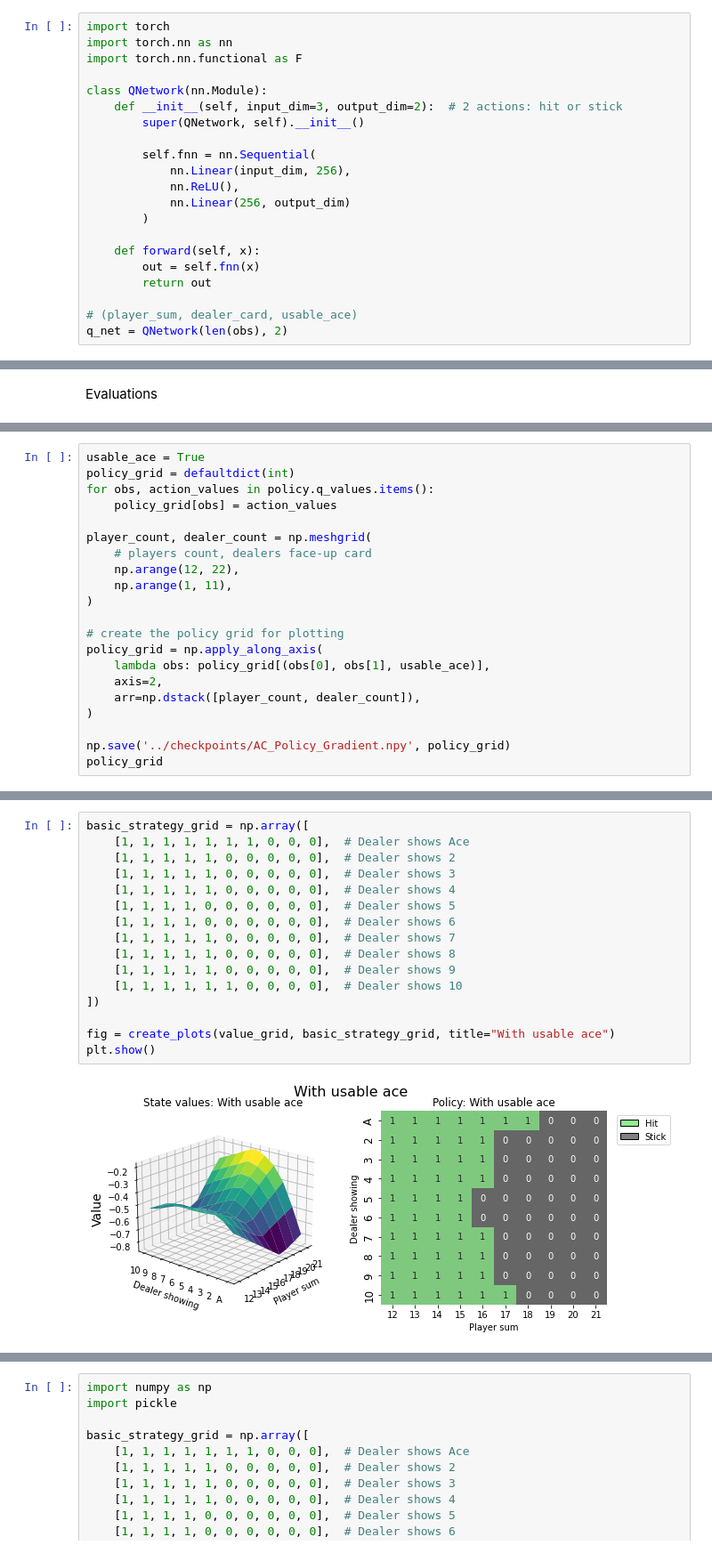
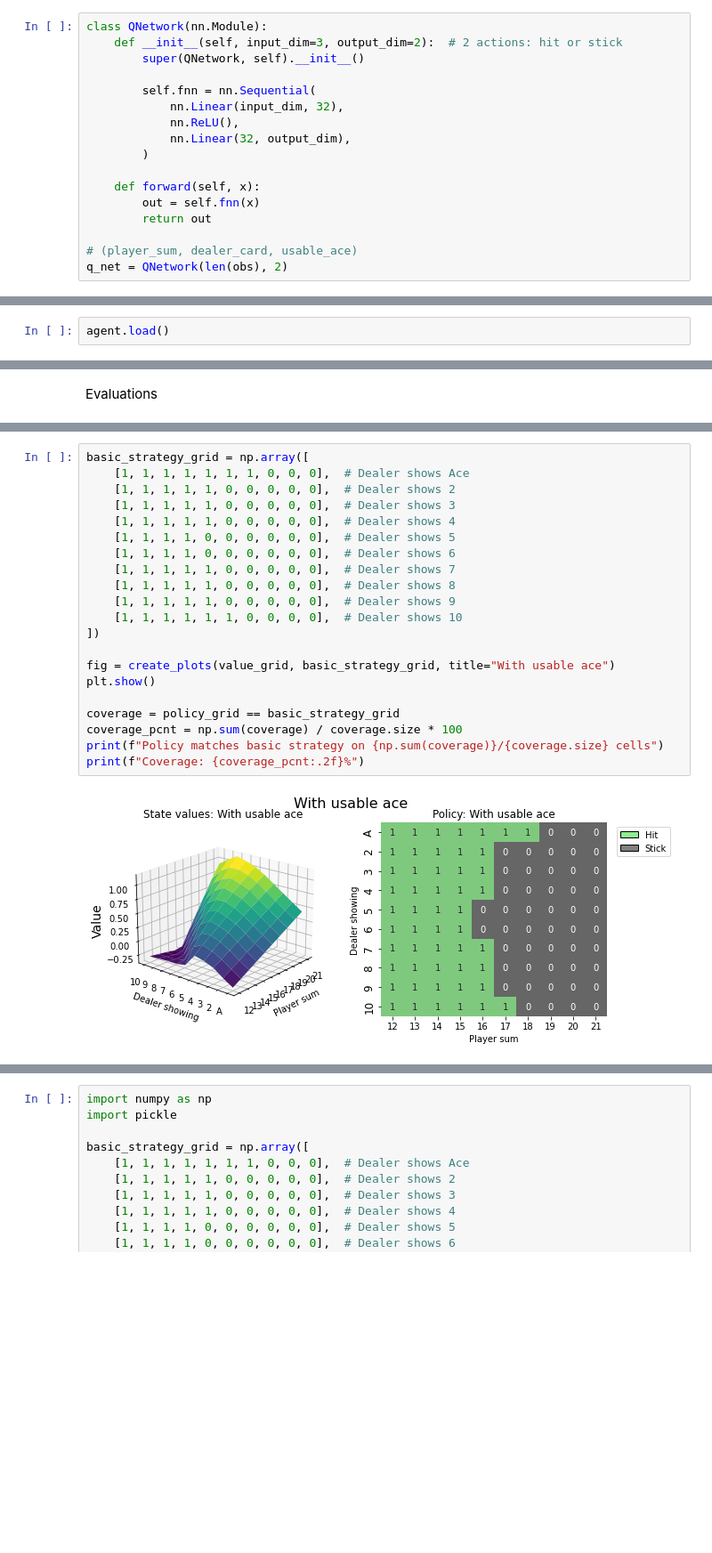
Before and after one commit to steveksh/Black-Jack-RL, a Jupyter notebook: game/notebooks/deep_q_learning.ipynb, the cells around one changed output, grey strips where cells are left out. Shown at 89% size. Cells and saved outputs as stored; diff of their text form; blank space fills up the shorter version.

```diff
--- a/game/notebooks/deep_q_learning.ipynb
+++ b/game/notebooks/deep_q_learning.ipynb
@@ -20,18 +36,14 @@ obs
 # %% [markdown]
 Defining the Neural Network
 # %%
-import torch
-import torch.nn as nn
-import torch.nn.functional as F
-
 class QNetwork(nn.Module):
     def __init__(self, input_dim=3, output_dim=2):  # 2 actions: hit or stick
         super(QNetwork, self).__init__()
 
         self.fnn = nn.Sequential(
-            nn.Linear(input_dim, 256),
+            nn.Linear(input_dim, 32),
             nn.ReLU(),
-            nn.Linear(256, output_dim)
+            nn.Linear(32, output_dim),
         )
 
     def forward(self, x):
@@ -126,3 +166,5 @@ for episode in range(20_000):
+# %%
+agent.load()
 # %% [markdown]
 ***
 # %%
@@ -150,21 +191,0 @@ np.save('../checkpoints/Deep_Q_learning.npy', policy_grid)
-# %%
-usable_ace = True
-policy_grid = defaultdict(int)
-for obs, action_values in policy.q_values.items():
-    policy_grid[obs] = action_values
-
-player_count, dealer_count = np.meshgrid(
-    # players count, dealers face-up card
-    np.arange(12, 22),
-    np.arange(1, 11),
-)
-
-# create the policy grid for plotting
-policy_grid = np.apply_along_axis(
-    lambda obs: policy_grid[(obs[0], obs[1], usable_ace)],
-    axis=2,
-    arr=np.dstack([player_count, dealer_count]),
-)
-
-np.save('../checkpoints/AC_Policy_Gradient.npy', policy_grid)
-policy_grid
@@ -171,18 +224,23 @@ policy_grid
 # %%
 basic_strategy_grid = np.array([
     [1, 1, 1, 1, 1, 1, 1, 0, 0, 0],  # Dealer shows Ace
     [1, 1, 1, 1, 1, 0, 0, 0, 0, 0],  # Dealer shows 2
     [1, 1, 1, 1, 1, 0, 0, 0, 0, 0],  # Dealer shows 3
     [1, 1, 1, 1, 1, 0, 0, 0, 0, 0],  # Dealer shows 4
     [1, 1, 1, 1, 0, 0, 0, 0, 0, 0],  # Dealer shows 5
     [1, 1, 1, 1, 0, 0, 0, 0, 0, 0],  # Dealer shows 6
     [1, 1, 1, 1, 1, 0, 0, 0, 0, 0],  # Dealer shows 7
     [1, 1, 1, 1, 1, 0, 0, 0, 0, 0],  # Dealer shows 8
     [1, 1, 1, 1, 1, 0, 0, 0, 0, 0],  # Dealer shows 9
     [1, 1, 1, 1, 1, 1, 0, 0, 0, 0],  # Dealer shows 10
 ])
 
 fig = create_plots(value_grid, basic_strategy_grid, title="With usable ace")
 plt.show()
+
+coverage = policy_grid == basic_strategy_grid
+coverage_pcnt = np.sum(coverage) / coverage.size * 100
+print(f"Policy matches basic strategy on {np.sum(coverage)}/{coverage.size} cells")
+print(f"Coverage: {coverage_pcnt:.2f}%")
 # %% [output]
-[figure, old version]
+[figure, new version]
```
Also changed, not shown: parts of 7 cells of this notebook, 23 other files.
